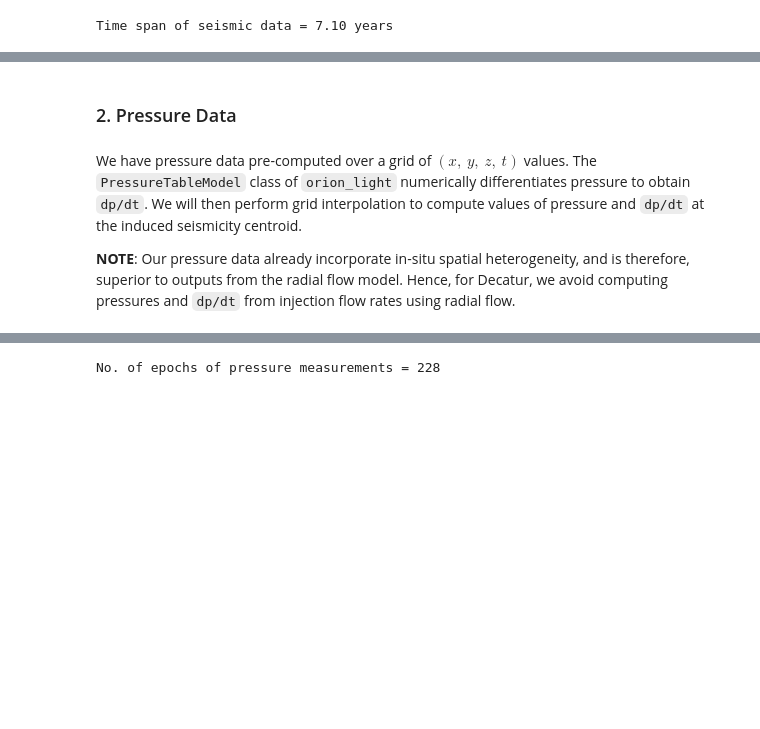
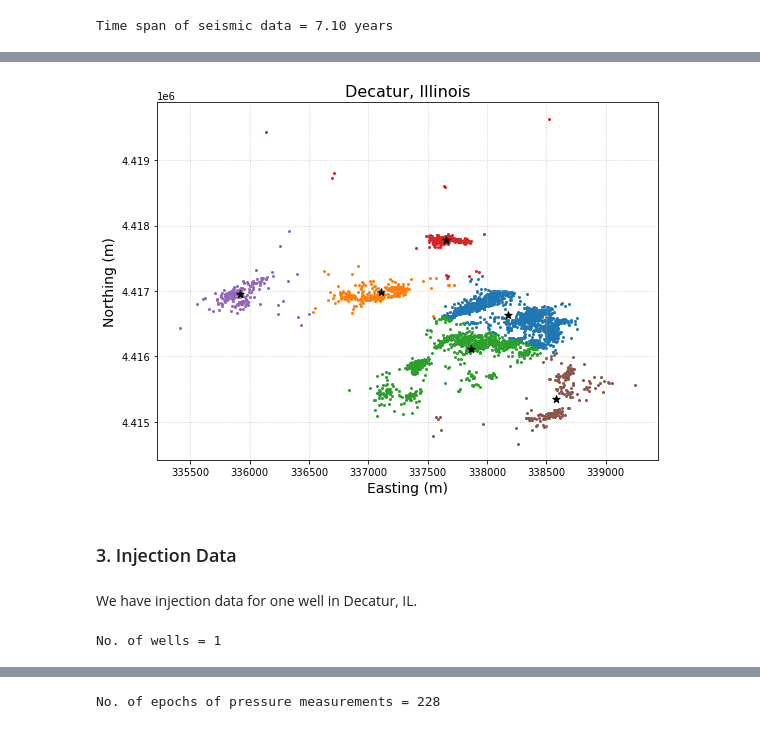
Before and after one commit to hanxiaokaka/Induced_seismic, a Jupyter notebook: notebooks/preprocessing/decatur_illinois.ipynb, the cells around one changed output, grey strips where cells are left out. Cells and saved outputs as stored; diff of their text form; code cells hidden in the pictures; blank space fills up the shorter version.

```diff
--- a/notebooks/preprocessing/decatur_illinois.ipynb
+++ b/notebooks/preprocessing/decatur_illinois.ipynb
@@ -115,0 +148,38 @@ Time span of seismic data = 7.10 years
+# %%
+N_clusters = 6
+
+# Create k-means object.
+kmeans = KMeans(n_clusters=N_clusters)
+
+# Fit to seismic data.
+k_means_results = kmeans.fit_predict(seismic_df[['easting','northing']])
+# %%
+# Add cluster index to DataFrame.
+seismic_df['cluster_idx'] = k_means_results
+# %%
+# Compute and store locations of seismicity centroids.
+xs_centroids = np.zeros(N_clusters)
+ys_centroids = np.zeros(N_clusters)
+zs_centroids = np.zeros(N_clusters)
+
+for n in range(N_clusters):
+    cluster = seismic_df[seismic_df['cluster_idx']==n]
+    xs_centroids[n] = np.mean(cluster['easting'])
+    ys_centroids[n] = np.mean(cluster['northing'])
+    zs_centroids[n] = np.mean(cluster['depth'])
+# %%
+# Visualize spatial distribution of clusters.
+fig = plt.figure(figsize=(8,6))
+for n in range(N_clusters):
+    cluster = seismic_df[seismic_df['cluster_idx']==n]
+    plt.scatter(cluster['easting'], cluster['northing'], marker='o', s=4)
+# Plot cluster centroids.
+plt.scatter(x=xs_centroids, y=ys_centroids, marker='*', s=60, c='k')
+plt.xlabel('Easting (m)', fontsize=14)
+plt.ylabel('Northing (m)', fontsize=14)
+plt.title('Decatur, Illinois', fontsize=16)
+plt.grid(alpha=0.7, linestyle=':')
+plt.tight_layout()
+plt.show()
+# %% [output]
+[figure, added]
@@ -116,9 +198,10 @@ Time span of seismic data = 7.10 years
 # %% [markdown]
-### 2. Pressure Data
+### 3. Injection Data
 # %% [markdown]
-We have pressure data pre-computed over a grid of $(x,~y,~z,~t)$ values. The `PressureTableModel` class of `orion_light` numerically differentiates pressure to obtain `dp/dt`. We will then perform grid interpolation to compute values of pressure and `dp/dt` at the induced seismicity centroid.
-
-**NOTE**: Our pressure data already incorporate in-situ spatial heterogeneity, and is therefore, superior to outputs from the radial flow model. Hence, for Decatur, we avoid computing pressures and `dp/dt` from injection flow rates using radial flow.
+We have injection data for one well in Decatur, IL.
 # %%
 # Read in well location.
-#loc_df = pd.read_csv('')
+wells_df = pd.read_csv('gs://us-geomechanicsforco2-landing/data_sources/decatur_illinois/decatur_well_location.csv')
+print('No. of wells = %d'% (len(wells_df)))
+# %% [output]
+No. of wells = 1
```
Also changed, not shown: parts of 37 cells of this notebook.
